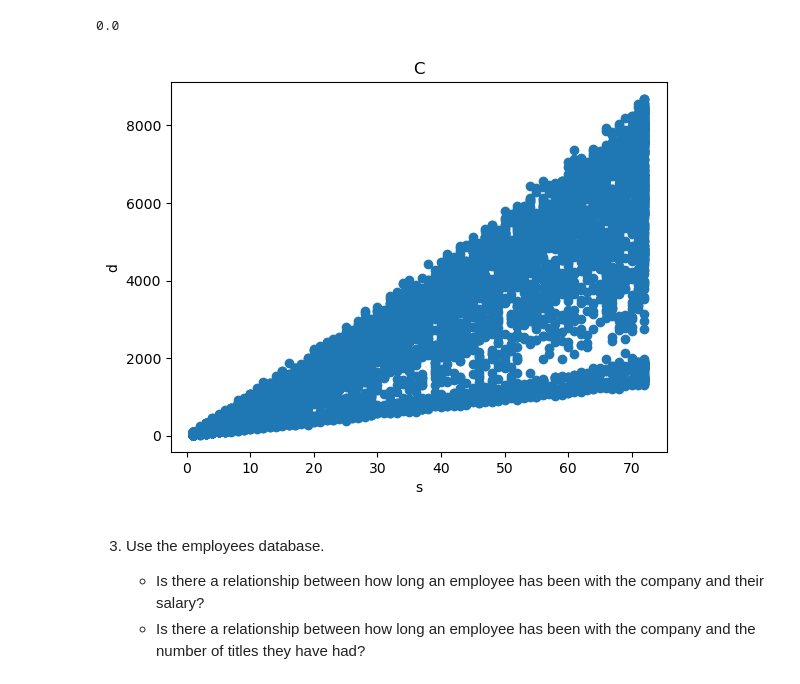
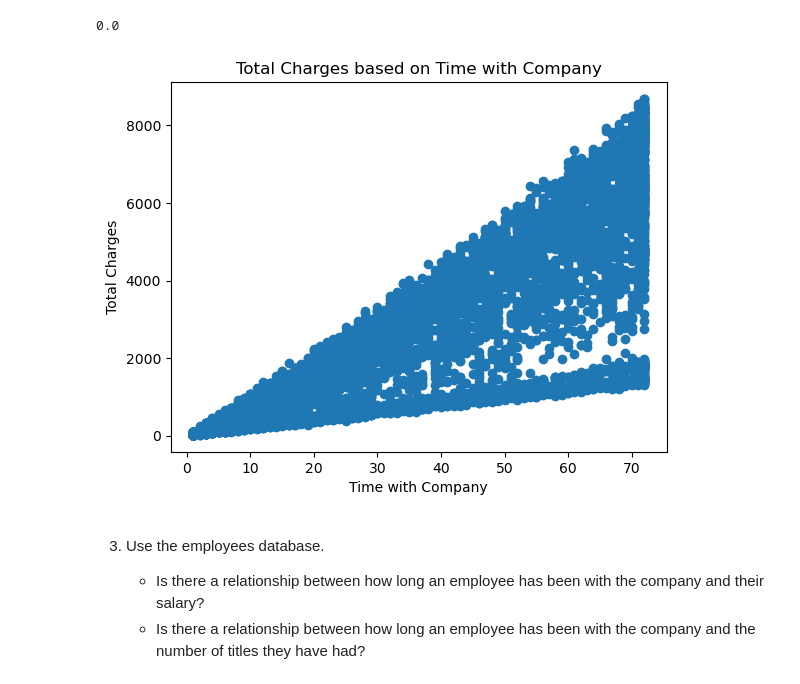
Before and after one commit to Joshua-Click/statistics-exercises, a Jupyter notebook: hypothesis_testing.ipynb, the cells around one changed output. Saved outputs shown, nothing was run; the diff lists cells and outputs as text; code cells hidden in the pictures.

```diff
--- a/hypothesis_testing.ipynb
+++ b/hypothesis_testing.ipynb
@@ -198,12 +200,12 @@ p
 0.0
 # %%
 plt.scatter(ten_total.tenure, ten_total.total_charges)
-plt.title('C')
-plt.xlabel('s')
-plt.ylabel('d')
+plt.title('Total Charges based on Time with Company')
+plt.xlabel('Time with Company')
+plt.ylabel('Total Charges')
 plt.show()
 # %% [output]
-[figure, old version]
+[figure, new version]
 # %% [markdown]
 3. Use the employees database.
 
```
Also changed, not shown: parts of 11 cells of this notebook.
